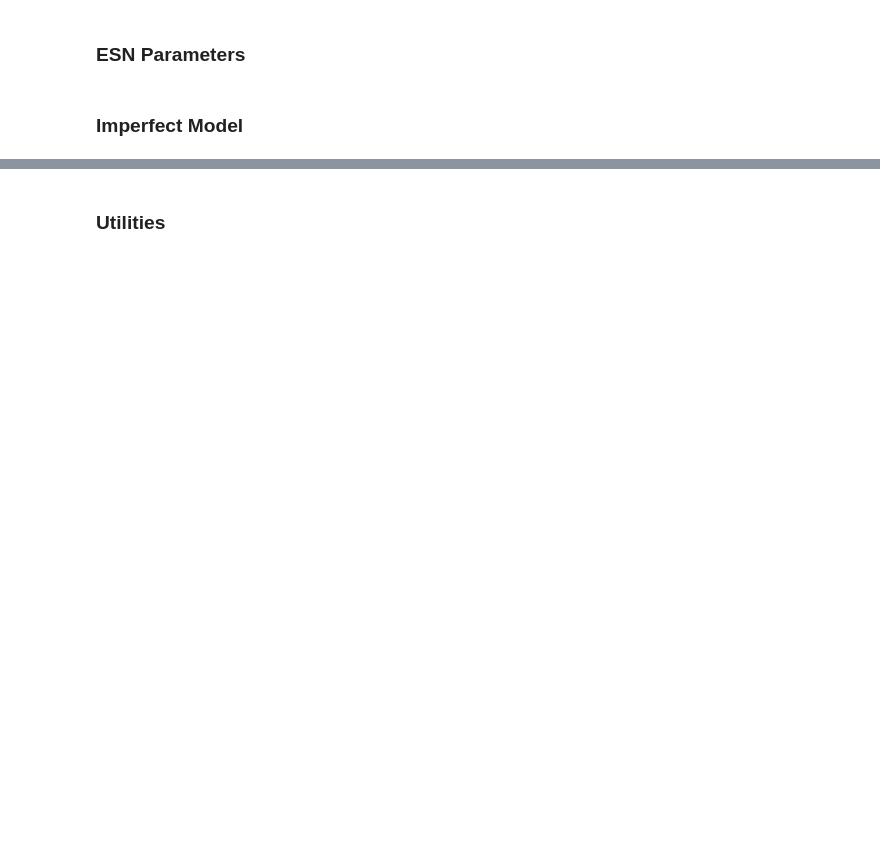
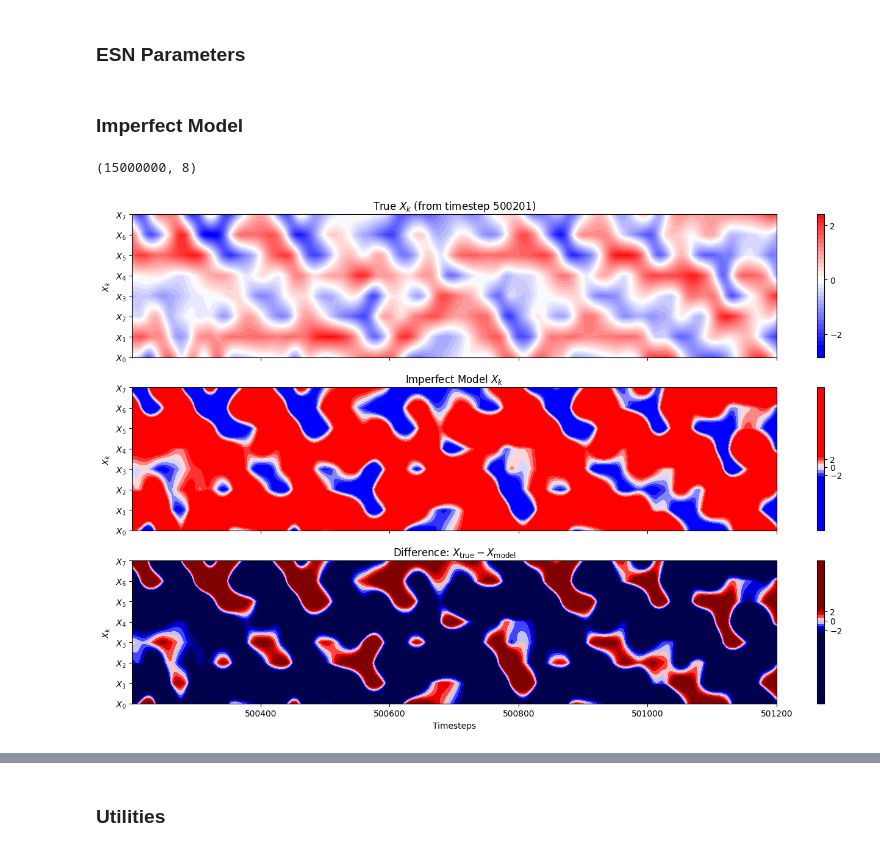
Before and after one commit to mcvlix/lorenz-96-hybrid-esn, a Jupyter notebook: hybrid_rcesn.ipynb, the cells around one changed output, grey strips where cells are left out. Saved outputs shown, nothing was run; the diff lists cells and outputs as text; code cells hidden in the pictures; blank space fills up the shorter version.

```diff
--- a/hybrid_rcesn.ipynb
+++ b/hybrid_rcesn.ipynb
@@ -165,0 +238,10 @@ def rk4_step(X, Y, step_func, dt):
+# %%
+X_model.shape
+# %% [output]
+(15000000, 8)
+# %%
+X_model = np.load(os.path.join(data_path, 'X_model_full.npz'))['X_model'][500201:501201].T            # shape (8, 1000)
+X_true  = np.load(os.path.join(data_path, 'truth_h_0.5_c_8_F_20.npy'))[500201:501201, :8].T         # shape (8, 1000)
+plot_imperfect_vs_truth(X_true, X_model, start=500201)
+# %% [output]
+[figure, added]
```
Also changed, not shown: parts of 41 cells of this notebook.
